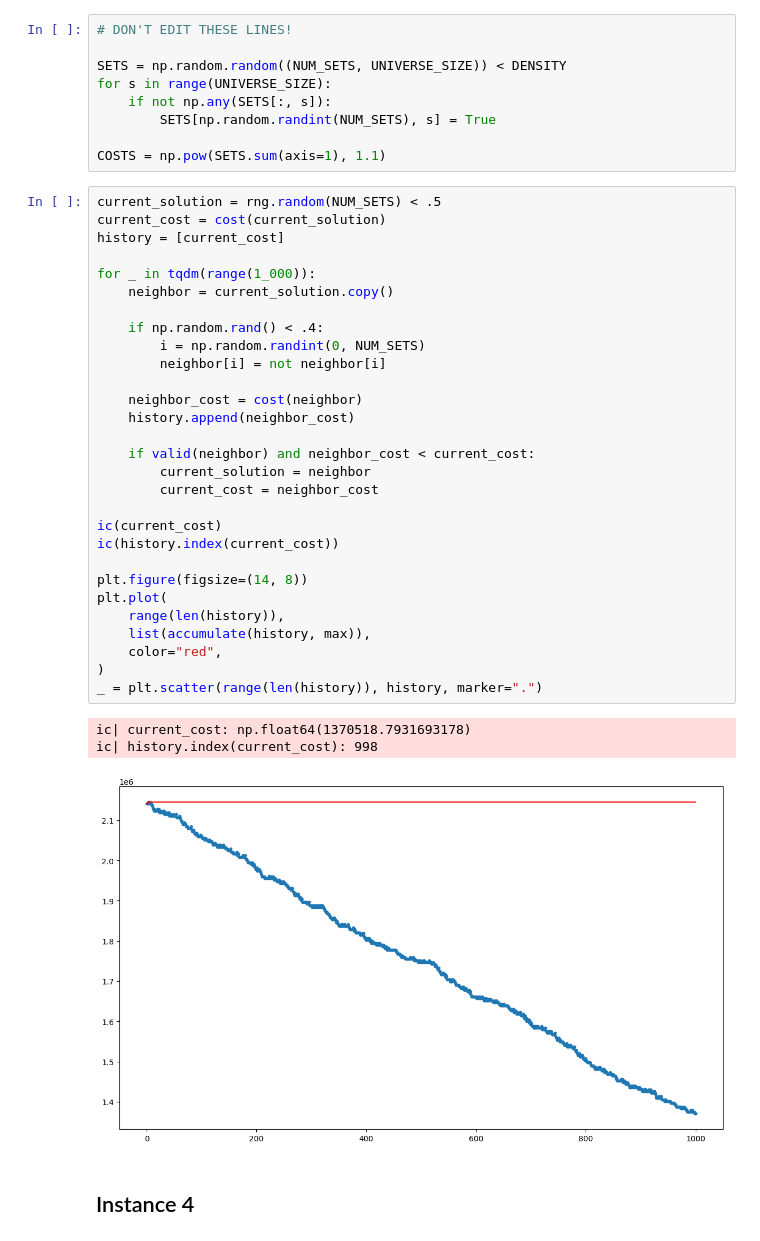
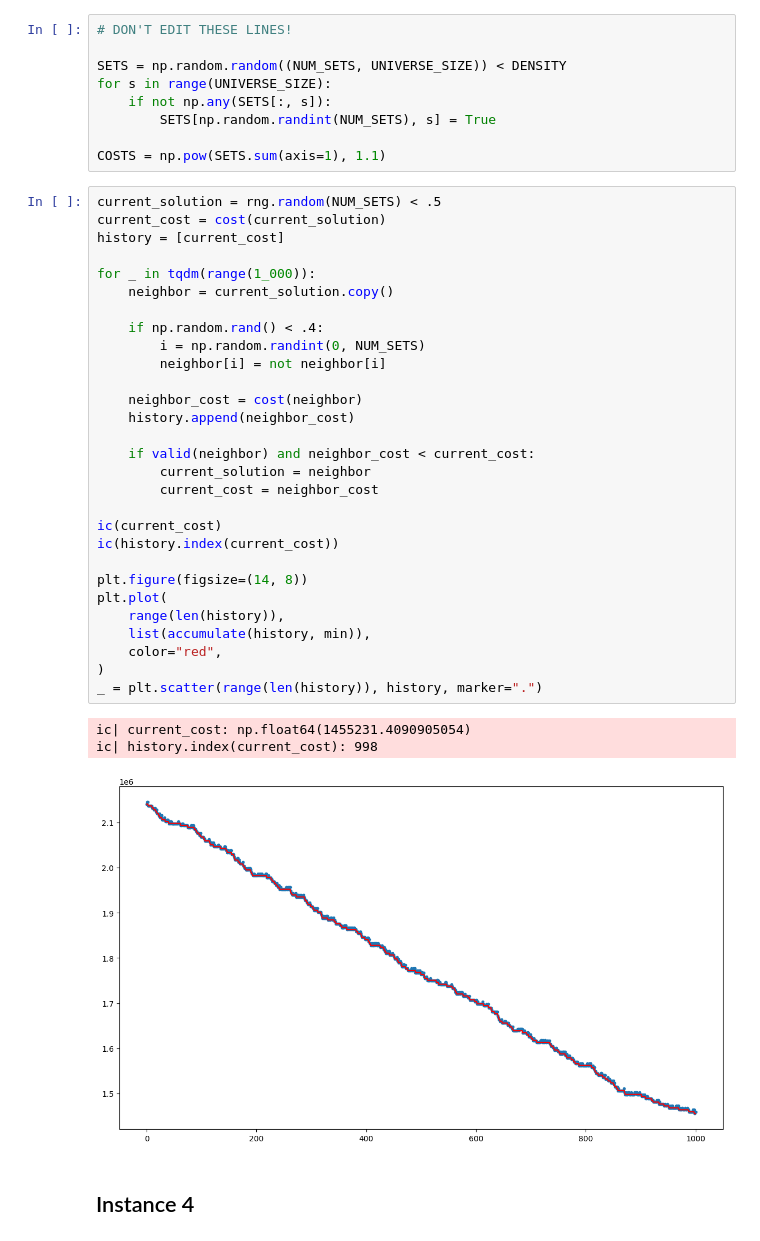
Before and after one commit to fedspi00/CI2024_lab1, a Jupyter notebook: set-cover.ipynb, the cells around one changed output. Cells and saved outputs as stored; diff of their text form.

```diff
--- a/set-cover.ipynb
+++ b/set-cover.ipynb
@@ -149,36 +149,36 @@ COSTS = np.pow(SETS.sum(axis=1), 1.1)
 # %%
 current_solution = rng.random(NUM_SETS) < .5
 current_cost = cost(current_solution)
 history = [current_cost]
 
 for _ in tqdm(range(1_000)):
     neighbor = current_solution.copy()
 
     if np.random.rand() < .4:
         i = np.random.randint(0, NUM_SETS)
         neighbor[i] = not neighbor[i]
 
     neighbor_cost = cost(neighbor)
     history.append(neighbor_cost)
 
     if valid(neighbor) and neighbor_cost < current_cost:
         current_solution = neighbor
         current_cost = neighbor_cost
 
 ic(current_cost)
 ic(history.index(current_cost))
 
 plt.figure(figsize=(14, 8))
 plt.plot(
     range(len(history)),
-    list(accumulate(history, max)),
+    list(accumulate(history, min)),
     color="red",
 )
 _ = plt.scatter(range(len(history)), history, marker=".")
 # %% [output]
-ic| current_cost: np.float64(1370518.7931693178)
+ic| current_cost: np.float64(1455231.4090905054)
 ic| history.index(current_cost): 998
-[figure, old version]
+[figure, new version]
 # %% [markdown]
 ## Instance 4
 # %%
```
Also changed, not shown: parts of 8 cells of this notebook.
